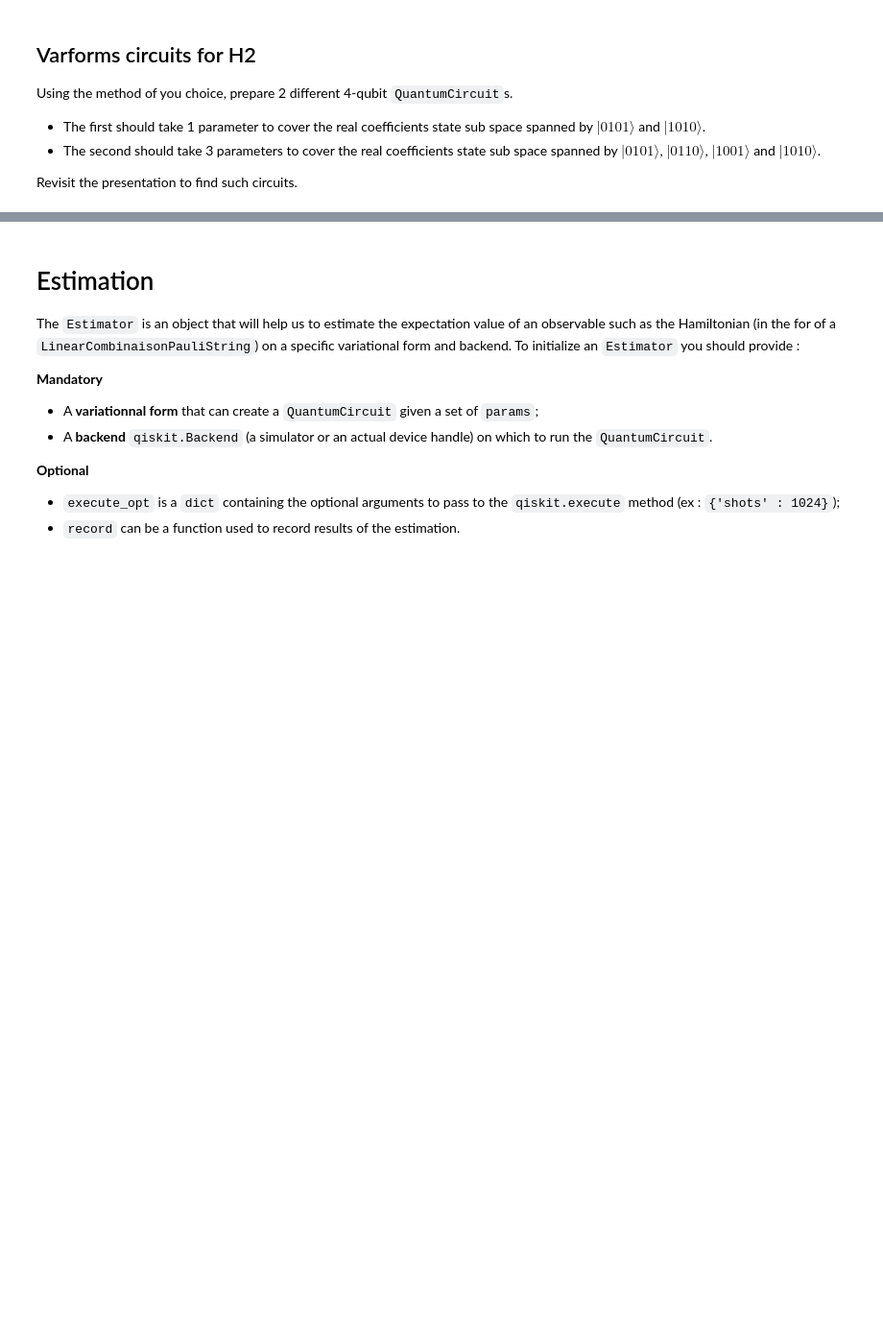
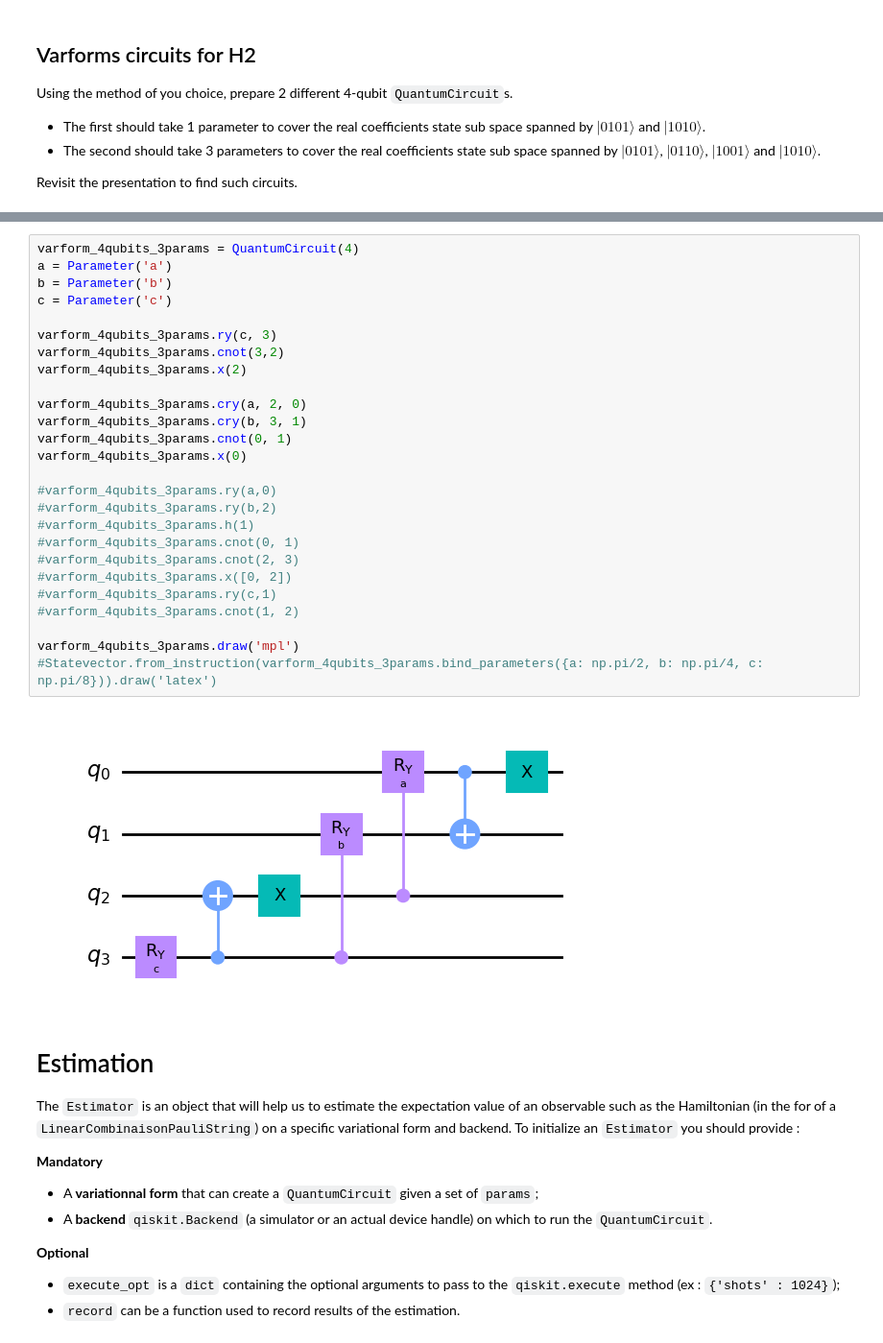
Before and after one commit to Jonas-Jaeger/QuantumChemistryWorkshop, a Jupyter notebook: activity_vqe.ipynb, the cells around one changed output, grey strips where cells are left out. Shown at 96% size. Cells and saved outputs as stored; diff of their text form; blank space fills up the shorter version.

```diff
--- a/activity_vqe.ipynb
+++ b/activity_vqe.ipynb
@@ -126,3 +141,31 @@ varform_4qubits_3params.draw('mpl')
+# %%
+varform_4qubits_3params = QuantumCircuit(4)
+a = Parameter('a')
+b = Parameter('b')
+c = Parameter('c')
+
+varform_4qubits_3params.ry(c, 3)
+varform_4qubits_3params.cnot(3,2)
+varform_4qubits_3params.x(2)
+
+varform_4qubits_3params.cry(a, 2, 0)
+varform_4qubits_3params.cry(b, 3, 1)
+varform_4qubits_3params.cnot(0, 1)
+varform_4qubits_3params.x(0)
+
+#varform_4qubits_3params.ry(a,0)
+#varform_4qubits_3params.ry(b,2)
+#varform_4qubits_3params.h(1)
+#varform_4qubits_3params.cnot(0, 1)
+#varform_4qubits_3params.cnot(2, 3)
+#varform_4qubits_3params.x([0, 2])
+#varform_4qubits_3params.ry(c,1)
+#varform_4qubits_3params.cnot(1, 2)
+
+varform_4qubits_3params.draw('mpl')
+#Statevector.from_instruction(varform_4qubits_3params.bind_parameters({a: np.pi/2, b: np.pi/4, c: np.pi/8})).draw('latex')
+# %% [output]
+[figure, added]
 # %% [markdown]
 # Estimation
 The `Estimator` is an object that will help us to estimate the expectation value of an observable such as the Hamiltonian (in the for of a `LinearCombinaisonPauliString`) on a specific variational form and backend. To initialize an `Estimator` you should provide :
```
Also changed, not shown: parts of 27 cells of this notebook, 3 other files.
